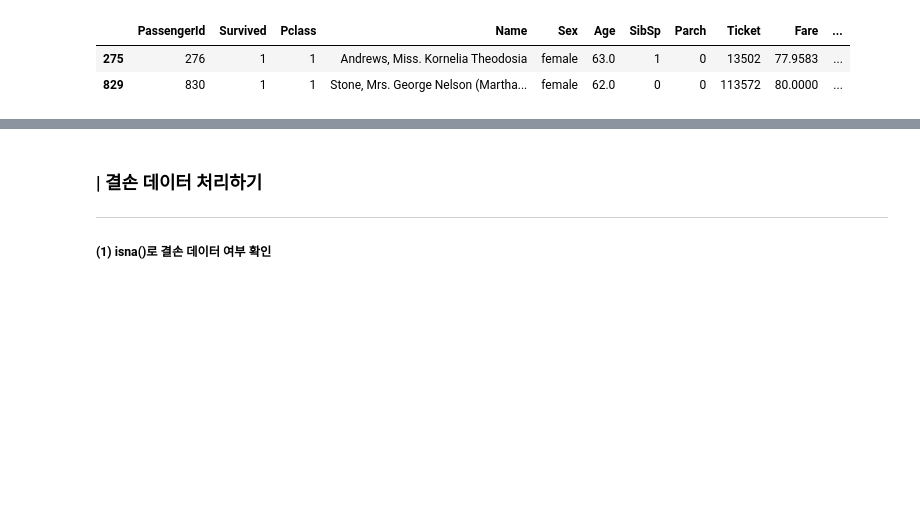
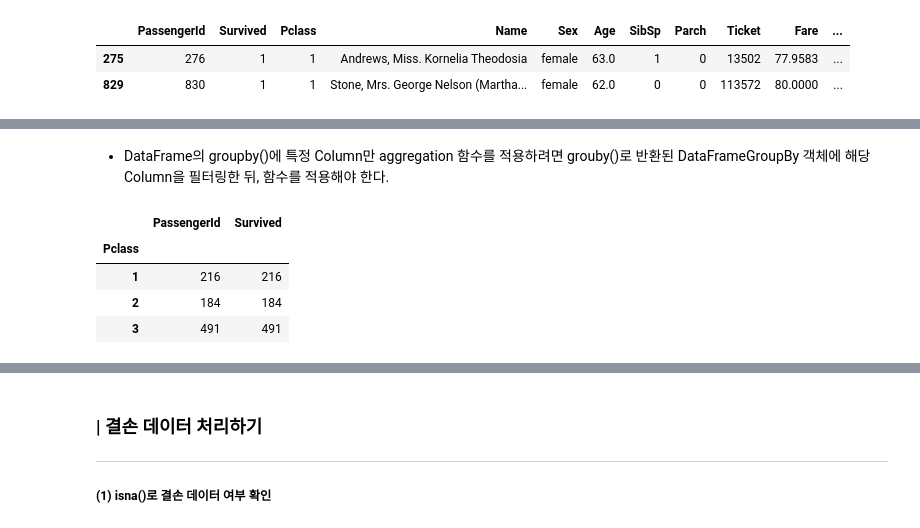
Before and after one commit to Dkepffl/2022-1-ESAA, a Jupyter notebook: Assignment/Assignment0318.ipynb, the cells around one changed output, grey strips where cells are left out. Saved outputs shown, nothing was run; the diff lists cells and outputs as text; code cells hidden in the pictures; blank space fills up the shorter version.

```diff
--- a/Assignment/Assignment0318.ipynb
+++ b/Assignment/Assignment0318.ipynb
@@ -734,0 +811,11 @@ ___
+# %% [markdown]
+- DataFrame의 groupby()에 특정 Column만 aggregation 함수를 적용하려면 grouby()로 반환된 DataFrameGroupBy 객체에 해당 Column을 필터링한 뒤, 함수를 적용해야 한다.
+# %%
+titanic_groupby = titanic_df.groupby(by = 'Pclass')[['PassengerId', 'Survived']].count()
+titanic_groupby
+# %% [output]
+|  | PassengerId | Survived |
+| Pclass |  |  |
+| 1 | 216 | 216 |
+| 2 | 184 | 184 |
+| 3 | 491 | 491 |
```
Also changed, not shown: parts of 18 cells of this notebook.
